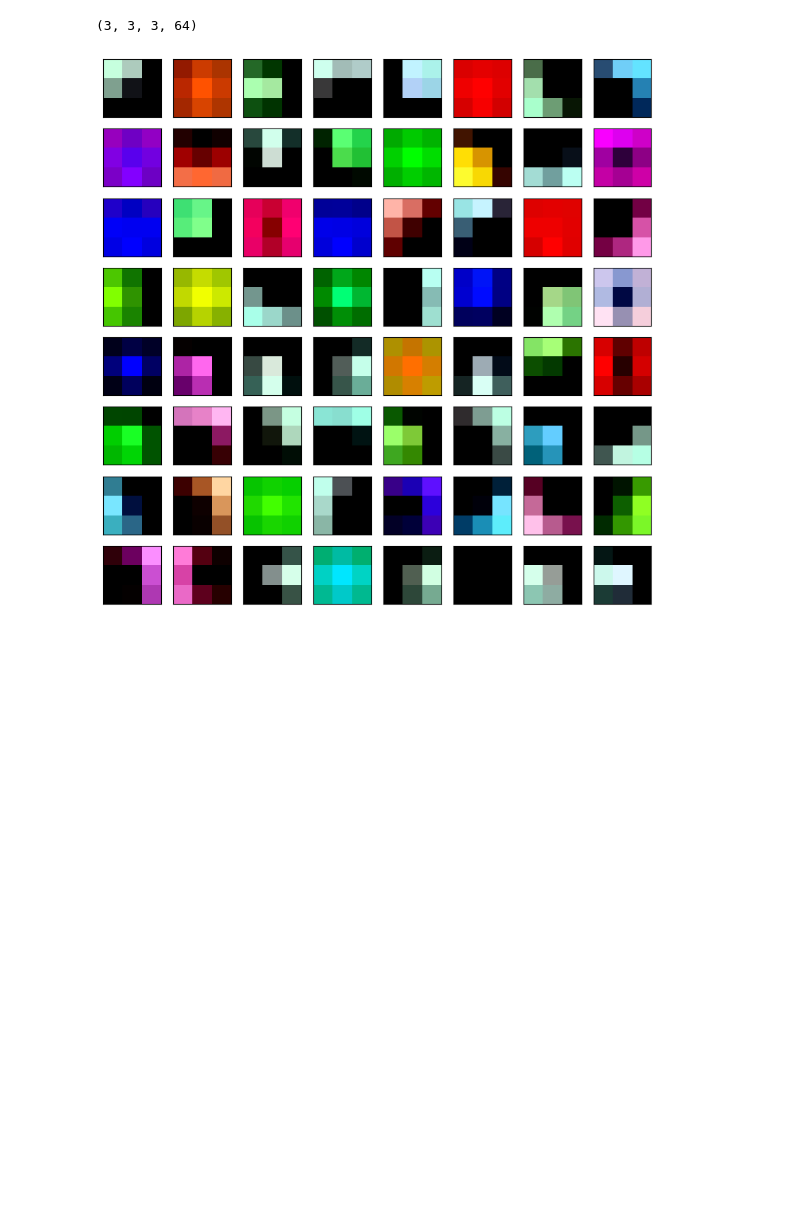
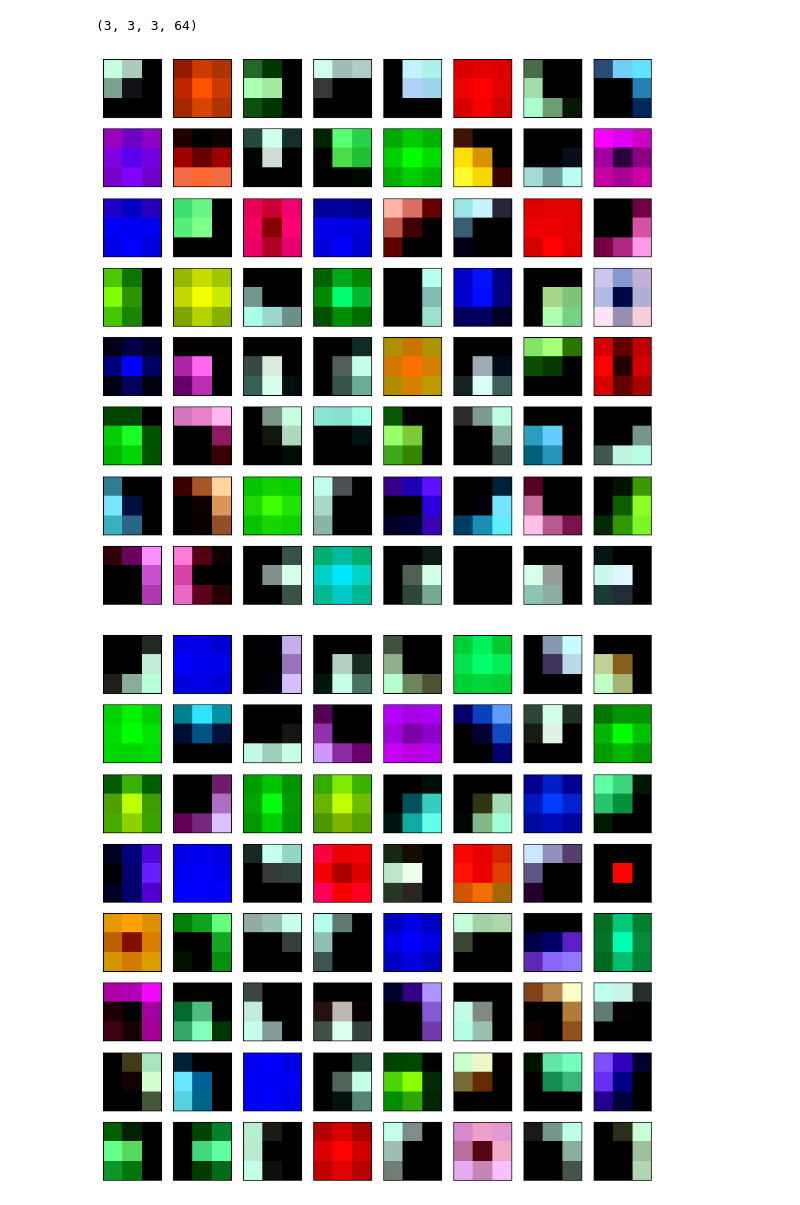
Before and after one commit to Yufu0/spotting-cars-CNN, a Jupyter notebook: PA5.ipynb, the cells around one changed output. Drawn from its saved outputs; the diff is of its cells as text; code cells hidden in the pictures; blank space fills up the shorter version.

Commit message:
show positive and negative first layer features

```diff
--- a/PA5.ipynb
+++ b/PA5.ipynb
@@ -394,11 +395,21 @@ def kernel_image(weights, i, positive):
 # %%
 plt.figure(figsize=(10,10))
 for i in range(first_layer_weights.shape[3]):
     plt.subplot(8,8,i+1)
     plt.xticks([])
     plt.yticks([])
     plt.grid(False)
     plt.imshow(kernel_image(first_layer_weights, i, True))
 plt.show()
+
+plt.figure(figsize=(10,10))
+for i in range(first_layer_weights.shape[3]):
+    plt.subplot(8,8,i+1)
+    plt.xticks([])
+    plt.yticks([])
+    plt.grid(False)
+    plt.imshow(kernel_image(first_layer_weights, i, False))
+plt.show()
 # %% [output]
 [figure]
+[figure, added]
```
Also changed, not shown: parts of 1 cell of this notebook.
